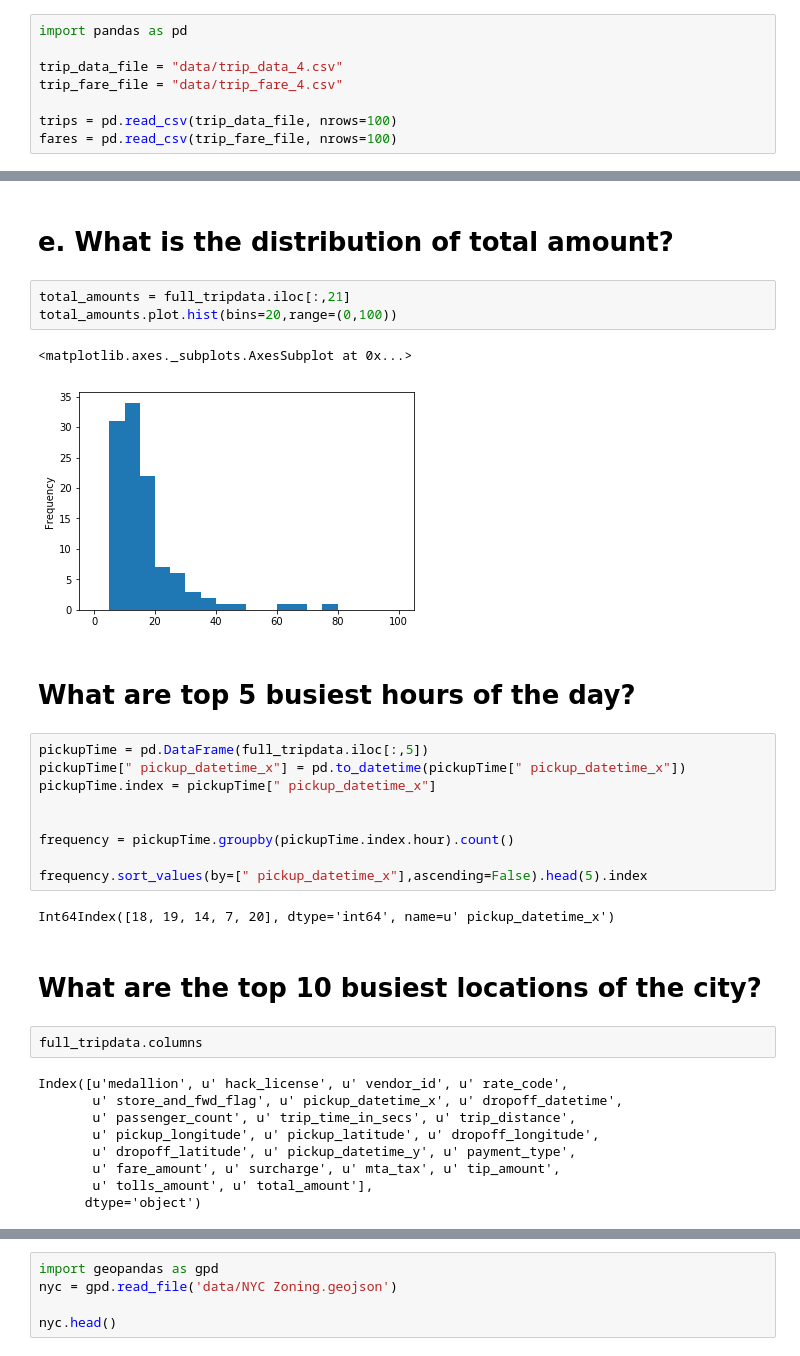
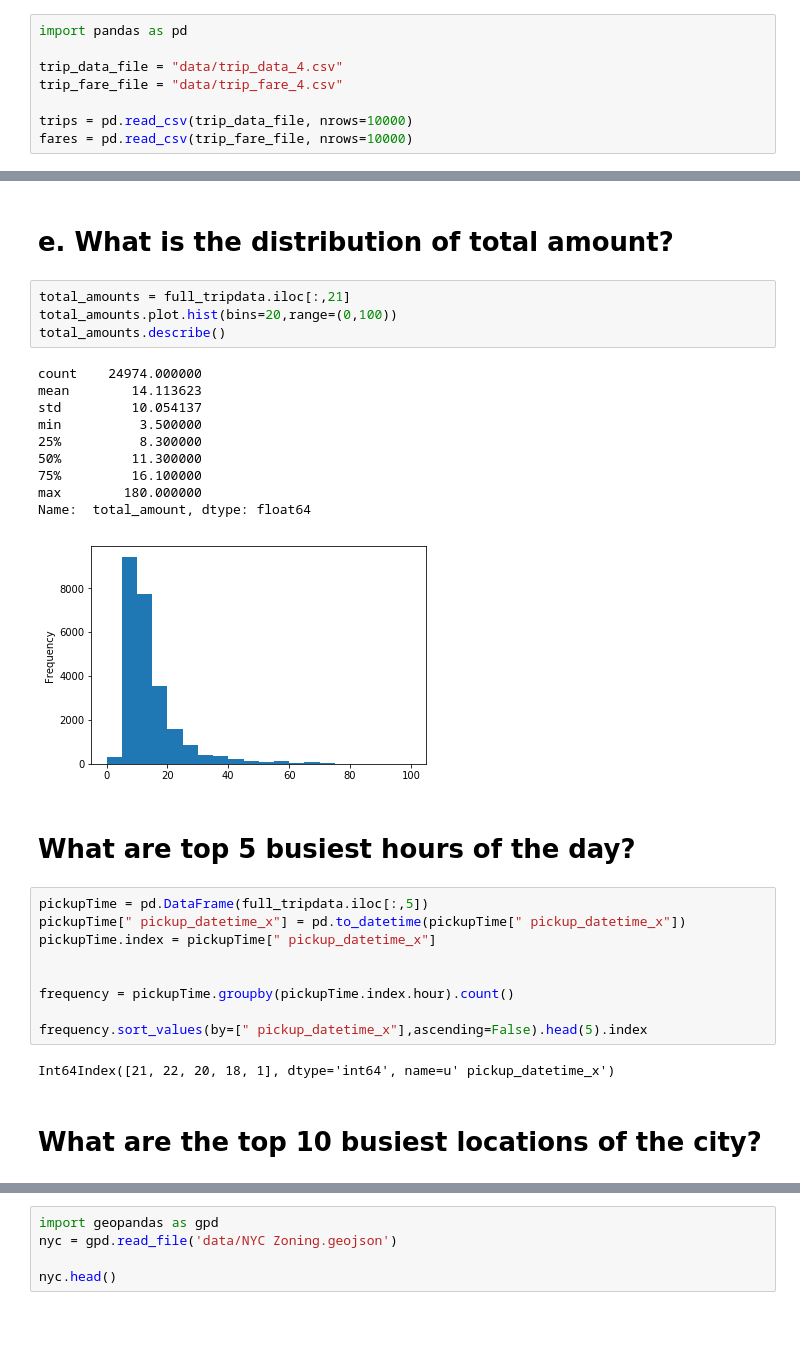
Before and after one commit to emali1/NYCTaxi, a Jupyter notebook: DataPrepare.ipynb, the cells around one changed output, grey strips where cells are left out. Saved outputs shown, nothing was run; the diff lists cells and outputs as text; blank space fills up the shorter version.

```diff
--- a/DataPrepare.ipynb
+++ b/DataPrepare.ipynb
@@ -4,8 +4,8 @@ import pandas as pd
 trip_data_file = "data/trip_data_4.csv"
 trip_fare_file = "data/trip_fare_4.csv"
 
-trips = pd.read_csv(trip_data_file, nrows=100)
-fares = pd.read_csv(trip_fare_file, nrows=100)
+trips = pd.read_csv(trip_data_file, nrows=10000)
+fares = pd.read_csv(trip_fare_file, nrows=10000)
 # %% [markdown]
 Merge the Trip and Fare data together
 # %%
@@ -102,9 +83,18 @@ dtype: float64
 # %%
 total_amounts = full_tripdata.iloc[:,21]
 total_amounts.plot.hist(bins=20,range=(0,100))
+total_amounts.describe()
 # %% [output]
-<matplotlib.axes._subplots.AxesSubplot at 0x...>
+count    24974.000000
+mean        14.113623
+std         10.054137
+min          3.500000
+25%          8.300000
+50%         11.300000
+75%         16.100000
+max        180.000000
+Name:  total_amount, dtype: float64
-[figure, old version]
+[figure, new version]
 # %% [markdown]
 # What are top 5 busiest hours of the day?
 # %%
@@ -117,18 +107,7 @@ frequency = pickupTime.groupby(pickupTime.index.hour).count()
 
 frequency.sort_values(by=[" pickup_datetime_x"],ascending=False).head(5).index
 # %% [output]
-Int64Index([18, 19, 14, 7, 20], dtype='int64', name=u' pickup_datetime_x')
+Int64Index([21, 22, 20, 18, 1], dtype='int64', name=u' pickup_datetime_x')
 # %% [markdown]
 # What are the top 10 busiest locations of the city?
-# %%
-full_tripdata.columns
-# %% [output]
-Index([u'medallion', u' hack_license', u' vendor_id', u' rate_code',
-       u' store_and_fwd_flag', u' pickup_datetime_x', u' dropoff_datetime',
-       u' passenger_count', u' trip_time_in_secs', u' trip_distance',
-       u' pickup_longitude', u' pickup_latitude', u' dropoff_longitude',
-       u' dropoff_latitude', u' pickup_datetime_y', u' payment_type',
-       u' fare_amount', u' surcharge', u' mta_tax', u' tip_amount',
-       u' tolls_amount', u' total_amount'],
-      dtype='object')
 # %%
```
Also changed, not shown: parts of 17 cells of this notebook.
